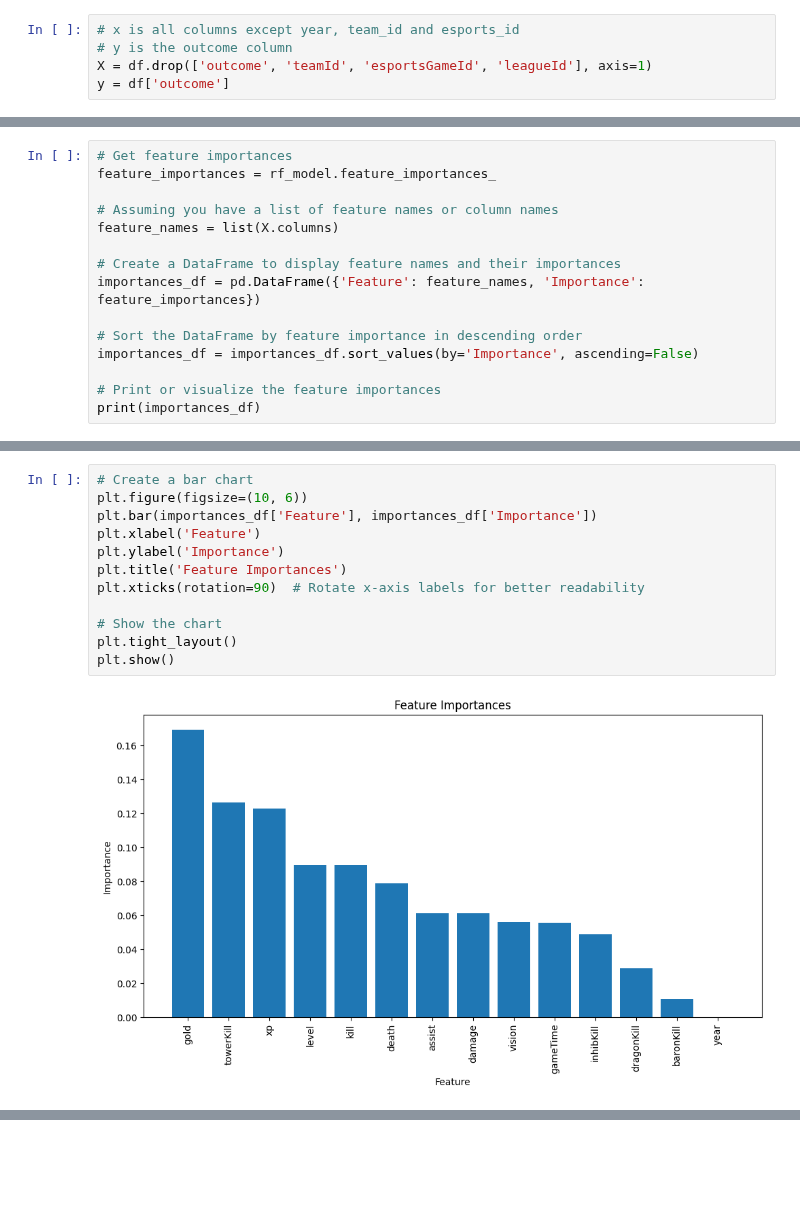
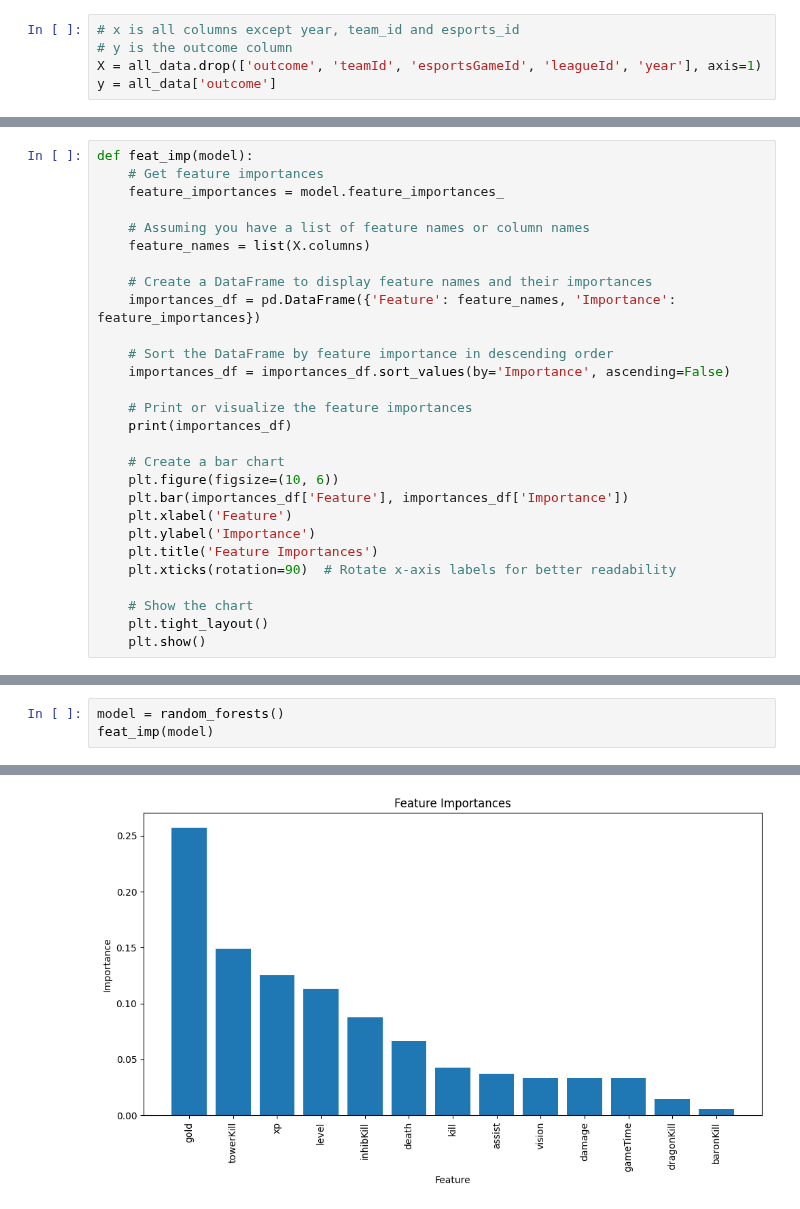
Before and after one commit to CMPUT328/DataEngineering, a Jupyter notebook: game_data_model/ml_model.ipynb, the cells around one changed output, grey strips where cells are left out. Saved outputs shown, nothing was run; the diff lists cells and outputs as text; blank space fills up the shorter version.

Commit message:
More models, but RF is the best

```diff
--- a/game_data_model/ml_model.ipynb
+++ b/game_data_model/ml_model.ipynb
@@ -26,7 +54,7 @@ df = pd.DataFrame(data)
 # %%
 # x is all columns except year, team_id and esports_id
 # y is the outcome column
-X = df.drop(['outcome', 'teamId', 'esportsGameId', 'leagueId'], axis=1)
-y = df['outcome']
+X = all_data.drop(['outcome', 'teamId', 'esportsGameId', 'leagueId', 'year'], axis=1)
+y = all_data['outcome']
 # %%
 # Calculate the correlation between X and Y features
@@ -65,15 +156,28 @@ Accuracy: 0.817641228939544
 # %%
-# Get feature importances
-feature_importances = rf_model.feature_importances_
+def feat_imp(model):
+    # Get feature importances
+    feature_importances = model.feature_importances_
 
-# Assuming you have a list of feature names or column names
-feature_names = list(X.columns)
+    # Assuming you have a list of feature names or column names
+    feature_names = list(X.columns)
 
-# Create a DataFrame to display feature names and their importances
-importances_df = pd.DataFrame({'Feature': feature_names, 'Importance': feature_importances})
+    # Create a DataFrame to display feature names and their importances
+    importances_df = pd.DataFrame({'Feature': feature_names, 'Importance': feature_importances})
 
-# Sort the DataFrame by feature importance in descending order
-importances_df = importances_df.sort_values(by='Importance', ascending=False)
+    # Sort the DataFrame by feature importance in descending order
+    importances_df = importances_df.sort_values(by='Importance', ascending=False)
 
-# Print or visualize the feature importances
-print(importances_df)
+    # Print or visualize the feature importances
+    print(importances_df)
+
+    # Create a bar chart
+    plt.figure(figsize=(10, 6))
+    plt.bar(importances_df['Feature'], importances_df['Importance'])
+    plt.xlabel('Feature')
+    plt.ylabel('Importance')
+    plt.title('Feature Importances')
+    plt.xticks(rotation=90)  # Rotate x-axis labels for better readability
+
+    # Show the chart
+    plt.tight_layout()
+    plt.show()
@@ -96,14 +184,4 @@ print(importances_df)
-# %%
-# Create a bar chart
-plt.figure(figsize=(10, 6))
-plt.bar(importances_df['Feature'], importances_df['Importance'])
-plt.xlabel('Feature')
-plt.ylabel('Importance')
-plt.title('Feature Importances')
-plt.xticks(rotation=90)  # Rotate x-axis labels for better readability
-
-# Show the chart
-plt.tight_layout()
-plt.show()
-# %% [output]
-[figure, removed]
+# %%
+model = random_forests()
+feat_imp(model)
+# %% [output]
@@ -109,0 +207 @@ plt.show()
+[figure, added]
```
Also changed, not shown: parts of 17 cells of this notebook.
